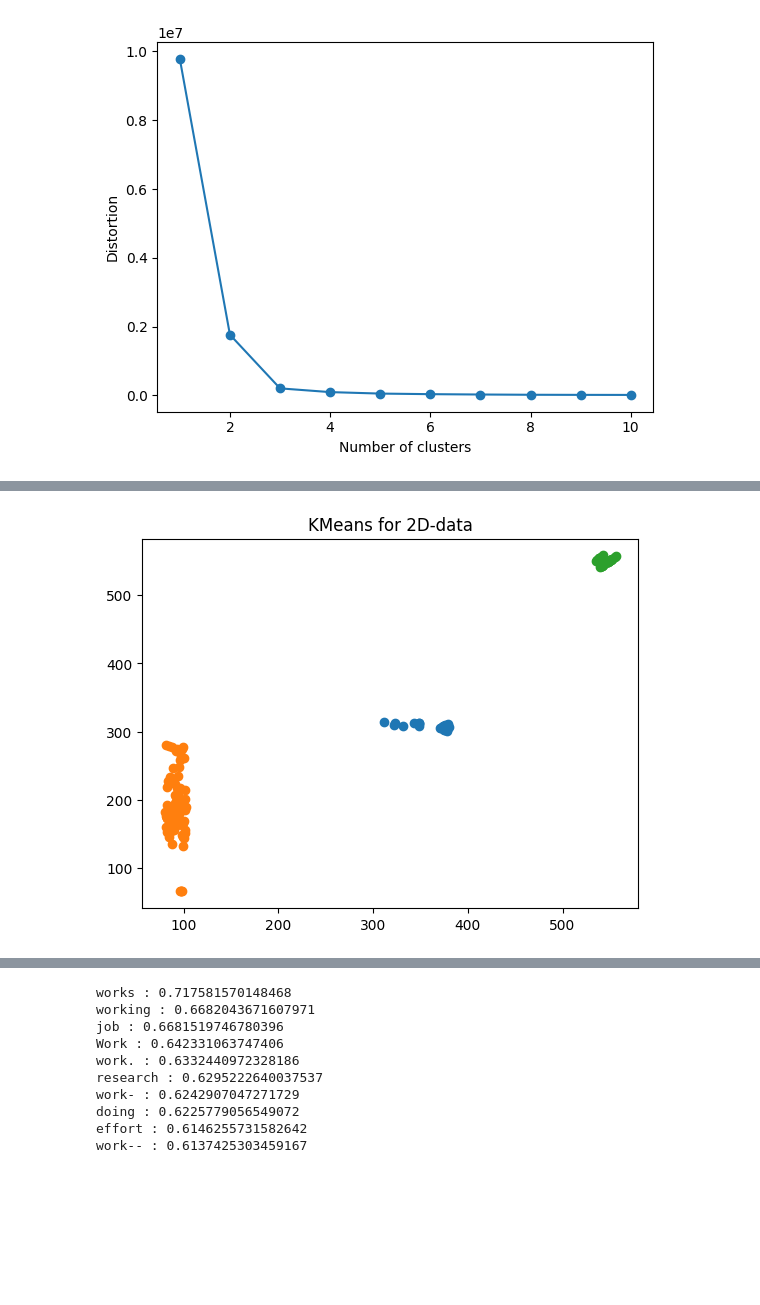
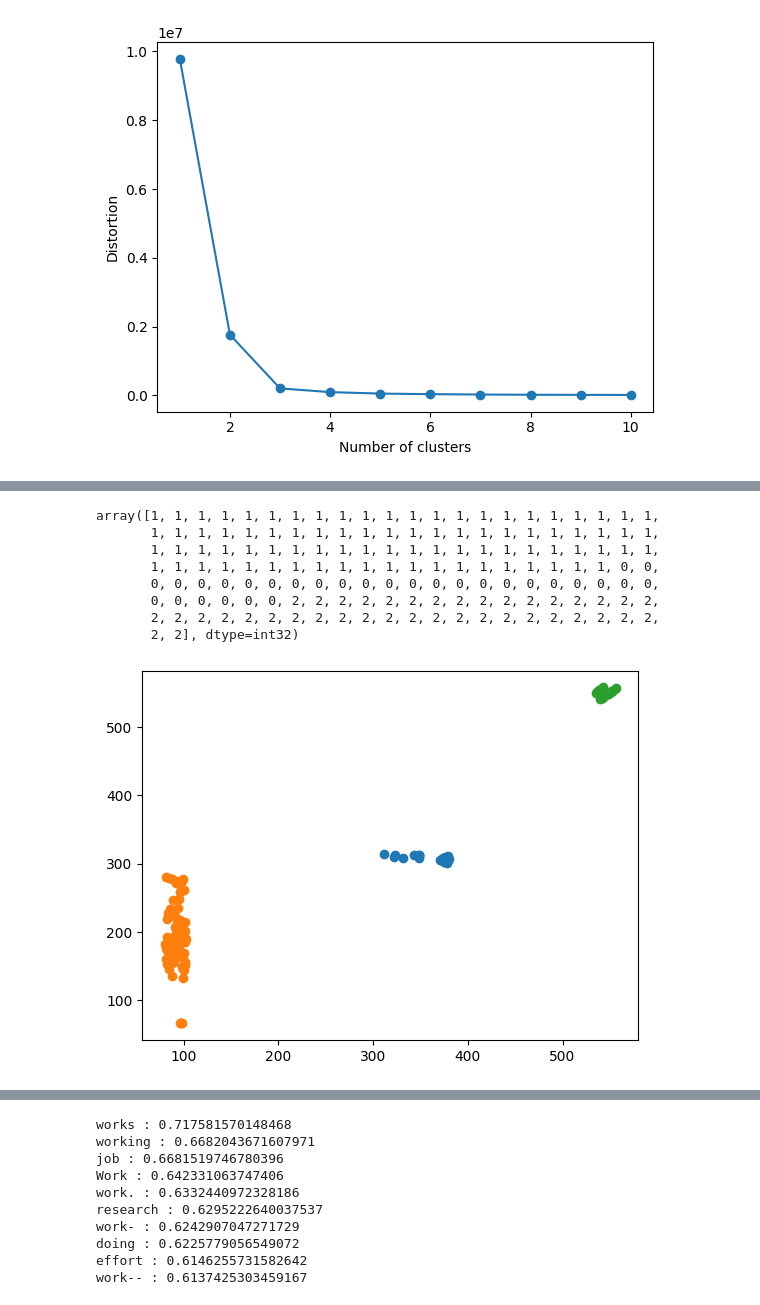
Before and after one commit to ozaki-hr8/-Space-Utilization-Analysis, a Jupyter notebook: cluster.ipynb, the cells around one changed output, grey strips where cells are left out. Saved outputs shown, nothing was run; the diff lists cells and outputs as text; code cells hidden in the pictures; blank space fills up the shorter version.

```diff
--- a/cluster.ipynb
+++ b/cluster.ipynb
@@ -66,6 +66,7 @@ data3
  [549, 548],
  [557, 556]]
 # %%
+data=pd.read_csv("result_interaction_atf.csv")
 plt.scatter(data.loc[:, ['y']], data.loc[:, ['x']])
 # %% [output]
 <matplotlib.collections.PathCollection at 0x...>
@@ -104,9 +96,18 @@ Text(364.1000000000001, 307.8333333333333, '1')
+# %%
+label
+# %% [output]
+array([1, 1, 1, 1, 1, 1, 1, 1, 1, 1, 1, 1, 1, 1, 1, 1, 1, 1, 1, 1, 1, 1,
+       1, 1, 1, 1, 1, 1, 1, 1, 1, 1, 1, 1, 1, 1, 1, 1, 1, 1, 1, 1, 1, 1,
+       1, 1, 1, 1, 1, 1, 1, 1, 1, 1, 1, 1, 1, 1, 1, 1, 1, 1, 1, 1, 1, 1,
+       1, 1, 1, 1, 1, 1, 1, 1, 1, 1, 1, 1, 1, 1, 1, 1, 1, 1, 1, 1, 0, 0,
+       0, 0, 0, 0, 0, 0, 0, 0, 0, 0, 0, 0, 0, 0, 0, 0, 0, 0, 0, 0, 0, 0,
+       0, 0, 0, 0, 0, 0, 2, 2, 2, 2, 2, 2, 2, 2, 2, 2, 2, 2, 2, 2, 2, 2,
+       2, 2, 2, 2, 2, 2, 2, 2, 2, 2, 2, 2, 2, 2, 2, 2, 2, 2, 2, 2, 2, 2,
+       2, 2], dtype=int32)
 # %%
 plt.scatter(data.loc[:, ['y']][label==0], data.loc[:, ['x']][label==0])
 plt.scatter(data.loc[:, ['y']][label==1], data.loc[:, ['x']][label==1])
 plt.scatter(data.loc[:, ['y']][label==2], data.loc[:, ['x']][label==2])
-plt.title("KMeans for 2D-data")
-plt.savefig("plot.png")
 plt.show()
 # %% [output]
-[figure, old version]
+[figure, new version]
```
Also changed, not shown: parts of 12 cells of this notebook, 4 other files.
